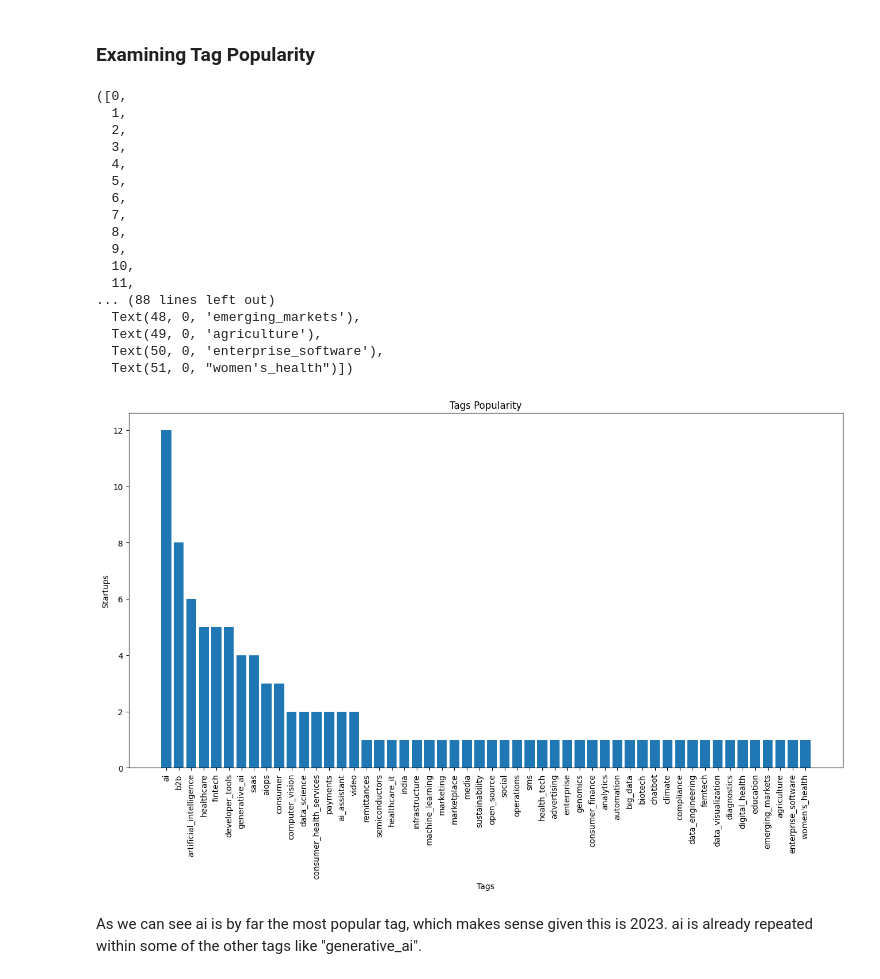
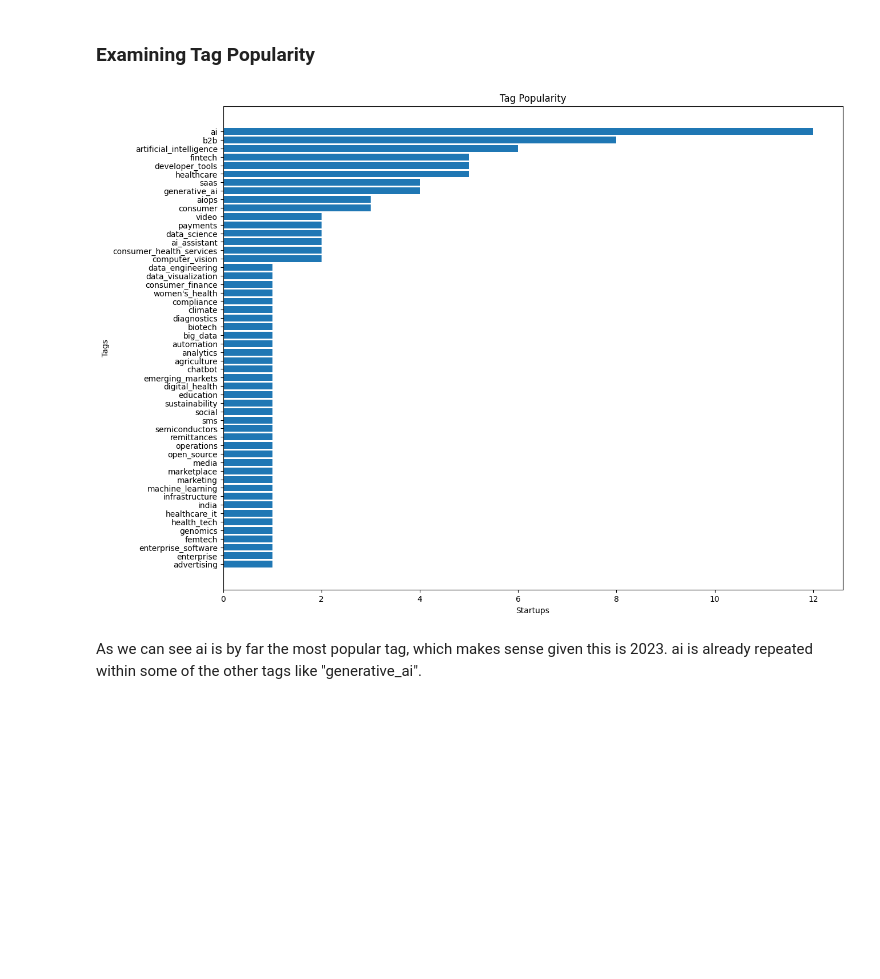
Before and after one commit to redswimmer/impact-investment-analysis-yc-summer-cohort-2023, a Jupyter notebook: VIII_for_YC_Cohort_Summer_2023.ipynb, the cells around one changed output. Cells and saved outputs as stored; diff of their text form; code cells hidden in the pictures; blank space fills up the shorter version.

```diff
--- a/VIII_for_YC_Cohort_Summer_2023.ipynb
+++ b/VIII_for_YC_Cohort_Summer_2023.ipynb
@@ -326,32 +334,14 @@ tags = {}
 for col in tag_df.columns:
   tags[col.replace('tag_', '')] = df[col].sum()
 
-tag_df = pd.DataFrame(tags.items(), columns=['Tag', 'Total']).sort_values(by='Total', ascending=False)
+tag_df = pd.DataFrame(tags.items(), columns=['Tag', 'Total']).sort_values(by='Total', ascending=True)
 # %%
 # Make a bar plot comparing the most popular tags
-fig, ax = plt.subplots(figsize=(16, 8))
-ax.bar(tag_df['Tag'], tag_df['Total'])
-ax.set(xlabel='Tags', ylabel='Startups', title='Tags Popularity' )
-plt.xticks(rotation=90)
+fig, ax = plt.subplots(figsize=(14, 11))
+ax.barh(tag_df['Tag'], tag_df['Total'])
+ax.set(xlabel='Startups', ylabel='Tags', title='Tag Popularity');
 # %% [output]
-([0,
-  1,
-  2,
-  3,
-  4,
-  5,
-  6,
-  7,
-  8,
-  9,
-  10,
-  11,
-... (88 lines left out)
-  Text(48, 0, 'emerging_markets'),
-  Text(49, 0, 'agriculture'),
-  Text(50, 0, 'enterprise_software'),
-  Text(51, 0, "women's_health")])
-[figure, old version]
+[figure, new version]
 # %% [markdown]
 As we can see ai is by far the most popular tag, which makes sense given this is 2023.  ai is already repeated within some of the other tags like "generative_ai".
 # %% [markdown]
```
Also changed, not shown: parts of 5 cells of this notebook.
